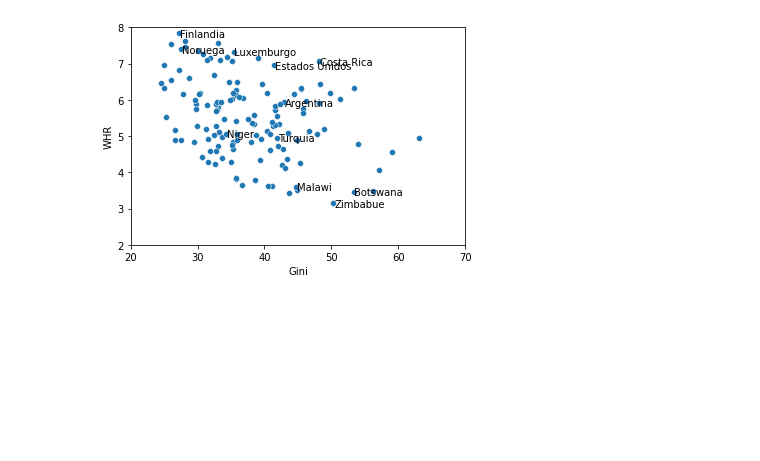
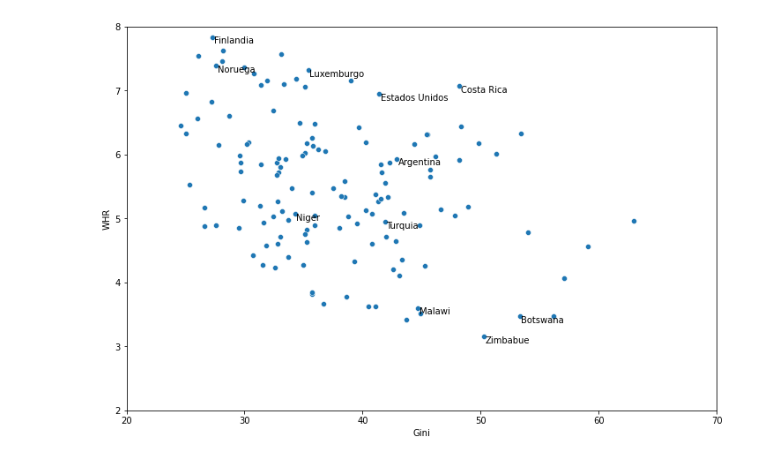
Before and after one commit to LCaravaggio/Cosas_Sueltas, a Jupyter notebook: Graph_Tesis.ipynb, the cells around one changed output. Cells and saved outputs as stored; diff of their text form; code cells hidden in the pictures; blank space fills up the shorter version.

```diff
--- a/Graph_Tesis.ipynb
+++ b/Graph_Tesis.ipynb
@@ -25,13 +28,15 @@ plt.show()
 # %%
 p2=sns.scatterplot(data=data, x=df.Gini, y=df.WHR, legend=False)
 p2.set(xlim=(20, 70))
 p2.set(ylim=(2, 8))
 
+fig = plt.gcf()
+fig.set_size_inches(12, 8)
 
 for line in range(0,df.shape[0]):
      if df.annotation[line]==1:
        p2.text(df.Gini[line]+0.1, df.WHR[line]-0.1, df.Name[line] , horizontalalignment='left', size='medium', color='black')
 
 plt.show()
 # %% [output]
-[figure, old version]
+[figure, new version]
```
Also changed, not shown: parts of 1 cell of this notebook.
